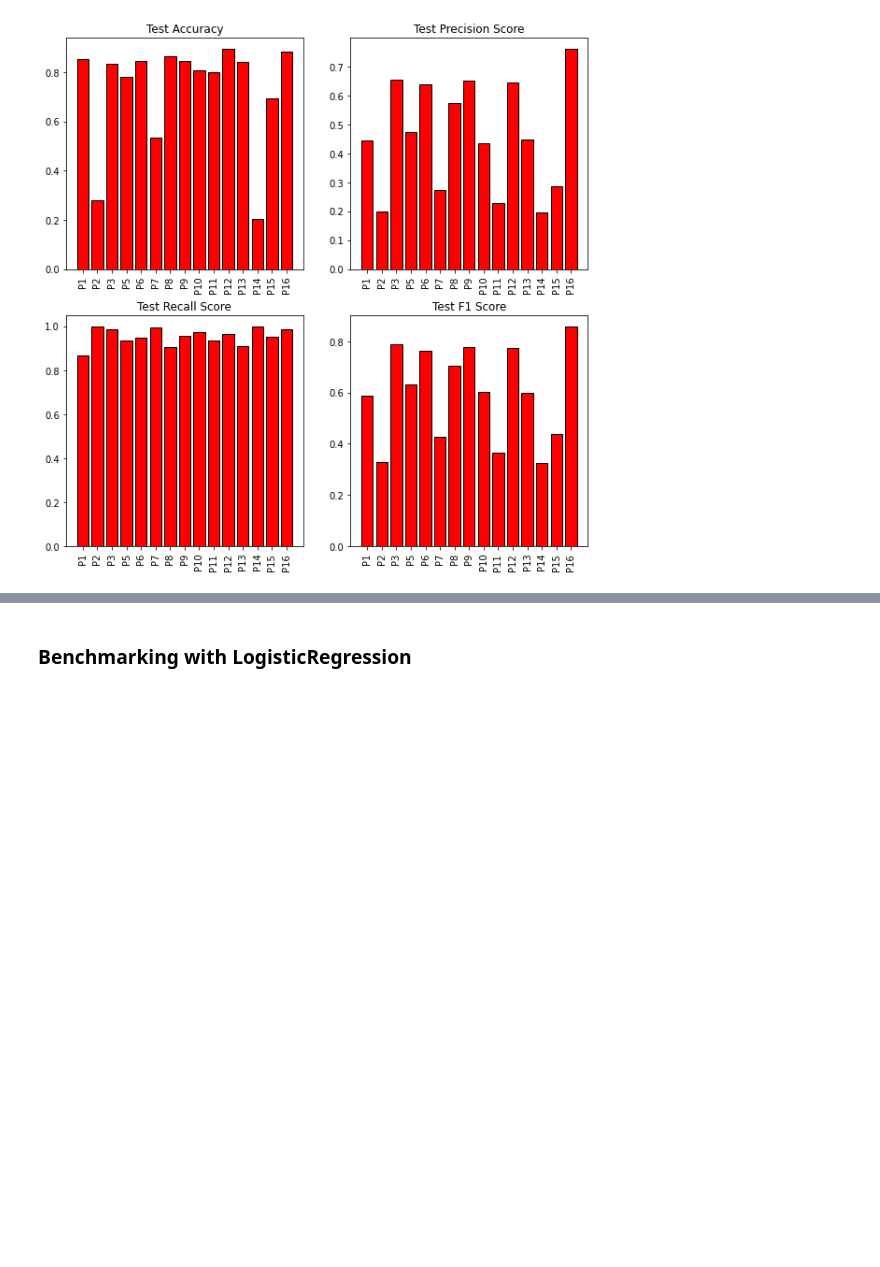
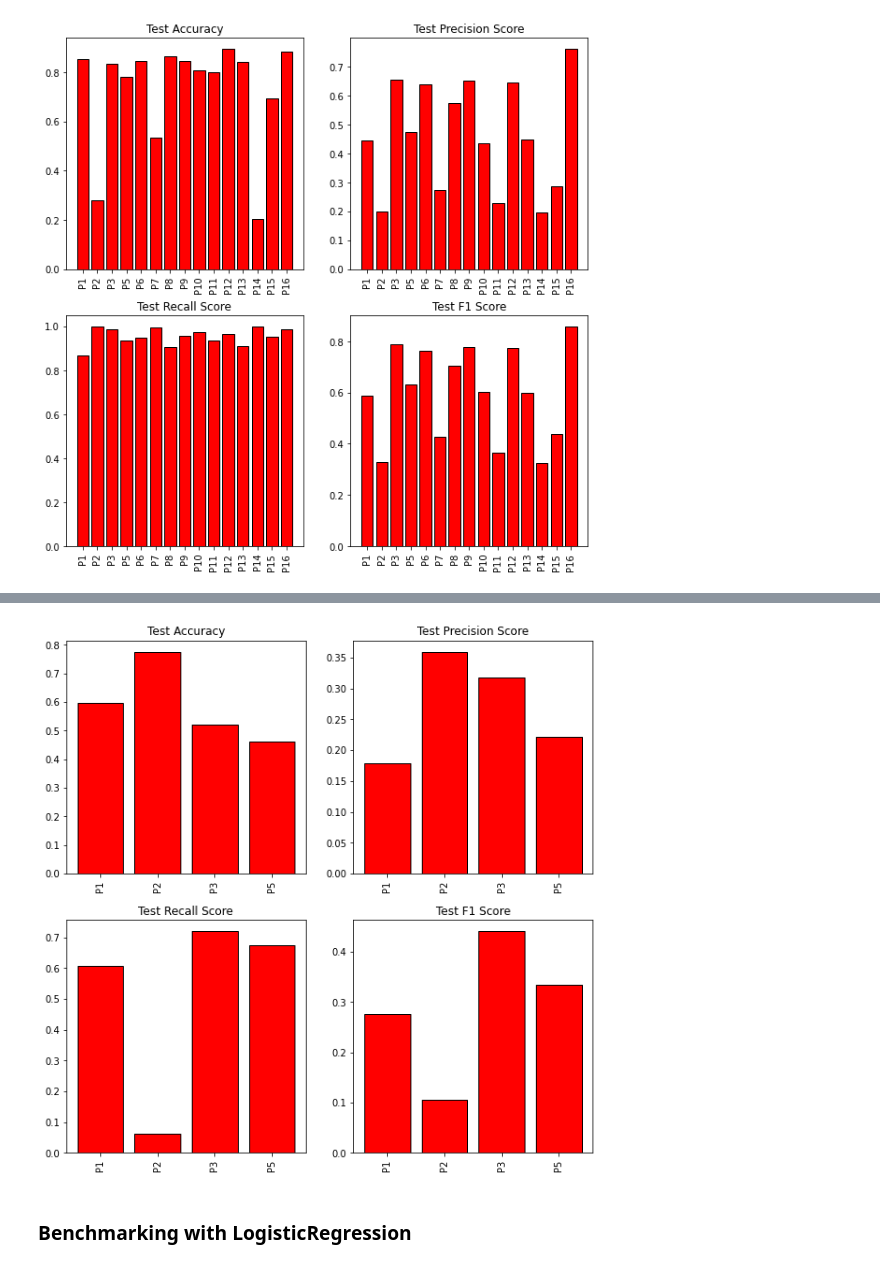
Before and after one commit to Gustavo-SF/ML-Walk-Detection, a Jupyter notebook: caa-notebook.ipynb, the cells around one changed output, grey strips where cells are left out. Drawn from its saved outputs; the diff is of its cells as text; code cells hidden in the pictures; blank space fills up the shorter version.

```diff
--- a/caa-notebook.ipynb
+++ b/caa-notebook.ipynb
@@ -766,0 +858,6 @@ plt.show()
+# %%
+# Input
+
+data_train, data_test = train_test_Xy_lstm([p1, p2], [p6])
+print(f"Train data shape is {data_train.shape}")
+print(f"Test data shape is {data_test.shape}")
@@ -766,0 +1020,20 @@ plt.show()
+# %%
+measures = [
+    'Train Accuracy',
+    'Test Accuracy',
+    'Train Precision Score',
+    'Test Precision Score',
+    'Train Recall Score',
+    'Test Recall Score',
+    'Train F1 Score',
+    'Test F1 Score'
+]
+all_lists = [all_train_acc, all_test_acc, all_train_precision, all_test_precision, all_train_recall, all_test_recall, all_train_f1, all_test_f1]
+
+for i in range(0, len(all_lists), 2):
+    print(f"Average {measures[i]} = {np.array(all_lists[i]).mean():.3} +- {np.array(all_lists[i]).std():.3}")
+
+print("====================")
+
+for i in range(1, len(all_lists)+1, 2):
+    print(f"Average {measures[i]} = {np.array(all_lists[i]).mean():.3} +- {np.array(all_lists[i]).std():.3}")
@@ -767,3 +1050,16 @@ plt.show()
+# %%
+files = [f"P{n}" for n in range(1,6)]
+files.remove("P4")
+plt.figure(figsize=(10, 10))
+for i, j in enumerate(list(range(1,len(all_lists)+1,2))):
+    plt.subplot(2,2,i+1)
+    plt.bar(files, all_lists[j], color='r', edgecolor='black')
+    plt.title(measures[j])
+    plt.xticks(rotation=90)
+plt.savefig('images/scoreboard_lstm.pdf')
+plt.show()
+# %% [output]
+[figure, added]
 # %% [markdown]
 ### Benchmarking with LogisticRegression
 # %%
```
Also changed, not shown: parts of 29 cells of this notebook, 25 other files.
